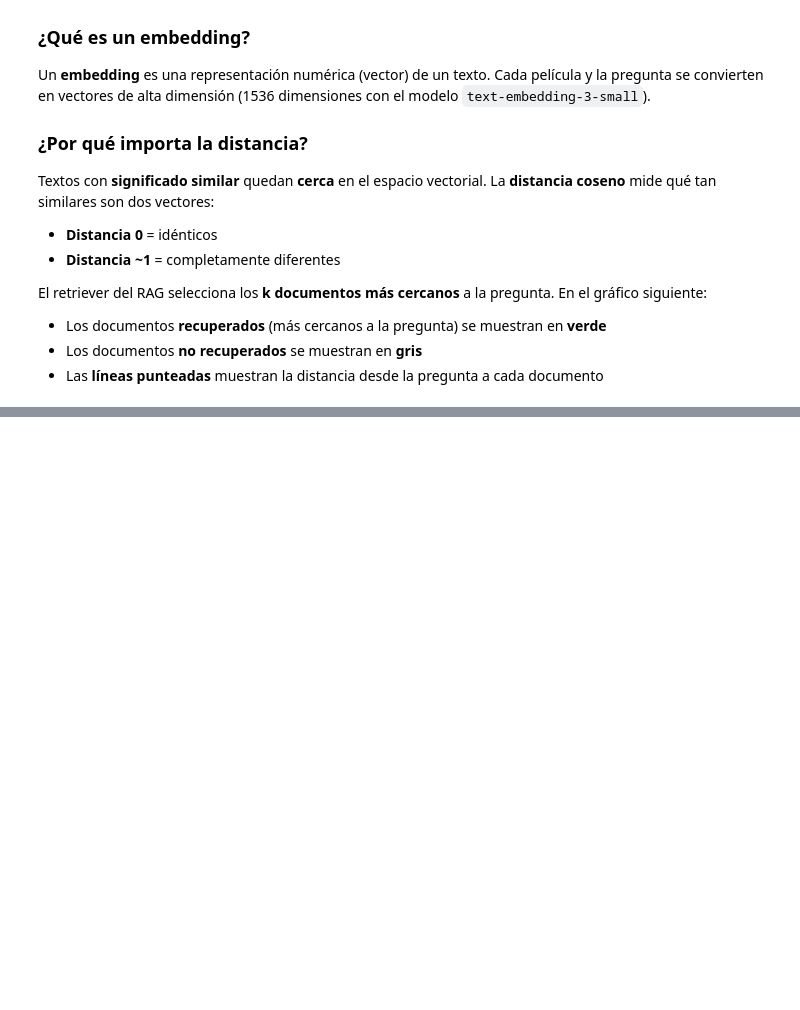
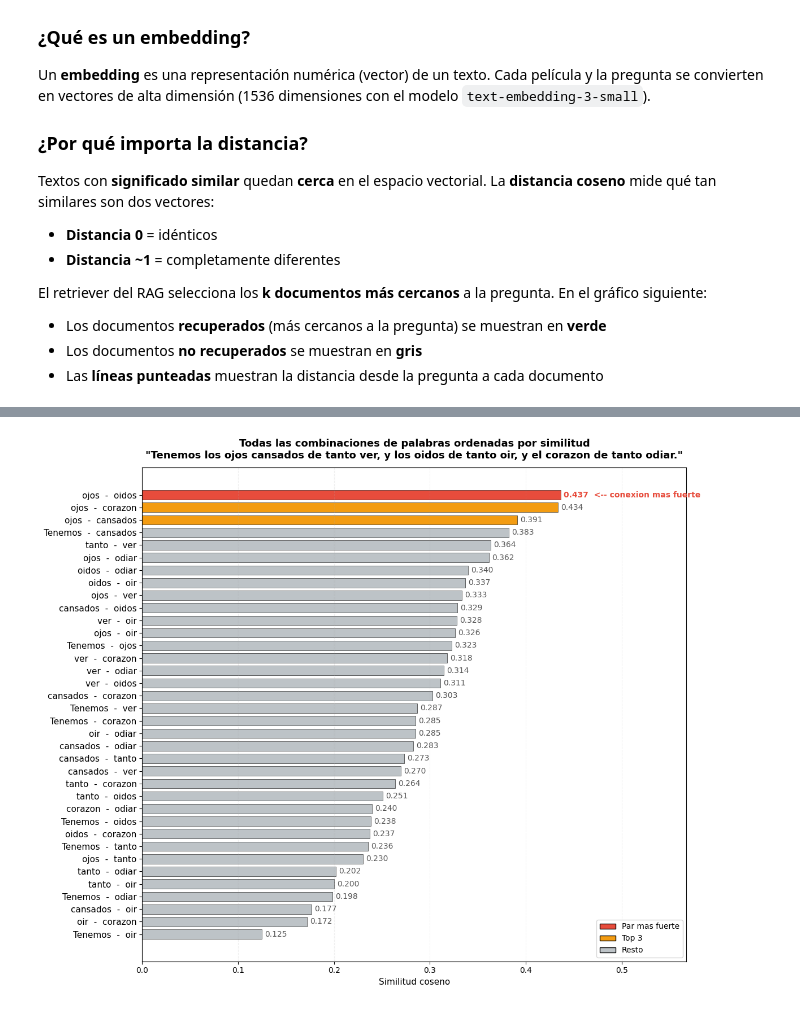
Before and after one commit to carlosjimenez88M/ai_engineering_henry, a Jupyter notebook: 02-vector_data_bases/intro/04-Rags-vectorial_databases.ipynb, the cells around one changed output, grey strips where cells are left out. Cells and saved outputs as stored; diff of their text form; code cells hidden in the pictures; blank space fills up the shorter version.

```diff
--- a/02-vector_data_bases/intro/04-Rags-vectorial_databases.ipynb
+++ b/02-vector_data_bases/intro/04-Rags-vectorial_databases.ipynb
@@ -400,0 +565,79 @@ Distancias coseno (menor = más similar):
+# %%
+# Todas las combinaciones de pares de palabras con su similitud coseno.
+# El par con mayor score revela la conexion semantica mas fuerte de la frase.
+from itertools import combinations
+
+pares = []
+for i, j in combinations(range(len(palabras)), 2):
+    pares.append((palabras[i], palabras[j], sim_matrix[i, j]))
+
+# Ordenar de mayor a menor similitud
+pares.sort(key=lambda x: x[2], reverse=True)
+
+# Preparar datos para el grafico
+labels = [f"{a}  -  {b}" for a, b, _ in pares]
+scores = [s for _, _, s in pares]
+max_score = scores[0]
+
+# Color: el par top en rojo, top 3 en naranja, el resto en gris
+bar_colors = []
+for i, s in enumerate(scores):
+    if i == 0:
+        bar_colors.append("#e74c3c")
+    elif i < 3:
+        bar_colors.append("#f39c12")
+    else:
+        bar_colors.append("#bdc3c7")
+
+fig, ax = plt.subplots(figsize=(12, 10))
+
+ax.barh(range(len(pares)), scores,
+        color=bar_colors, edgecolor="black", linewidth=0.4, height=0.75)
+
+ax.set_yticks(range(len(pares)))
+ax.set_yticklabels(labels, fontsize=11)
+ax.invert_yaxis()
+ax.set_xlabel("Similitud coseno", fontsize=11)
+ax.set_xlim(0, max_score * 1.3)
+ax.set_title(
+    'Todas las combinaciones de palabras ordenadas por similitud\n'
+    f'"{frase}"',
+    fontsize=13, fontweight="bold", pad=12,
+)
+ax.grid(True, axis="x", alpha=0.2, linestyle="--")
+
+# Anotar valores
+for i, (a, b, s) in enumerate(pares):
+    extra = "  <-- conexion mas fuerte" if i == 0 else ""
+    ax.text(s + 0.003, i, f"{s:.3f}{extra}", va="center", fontsize=10,
+            fontweight="bold" if i == 0 else "normal",
+            color="#e74c3c" if i == 0 else "#555555")
+
+# Leyenda
+from matplotlib.patches import Patch
+legend_elements = [
+    Patch(facecolor="#e74c3c", edgecolor="black", label="Par mas fuerte"),
+    Patch(facecolor="#f39c12", edgecolor="black", label="Top 3"),
+    Patch(facecolor="#bdc3c7", edgecolor="black", label="Resto"),
+]
+ax.legend(handles=legend_elements, loc="lower right", fontsize=10)
+
+plt.tight_layout()
+plt.show()
+
+# Resumen
+print("Top 5 conexiones semanticas mas fuertes:")
+print("=" * 60)
+for a, b, s in pares[:5]:
+    print(f'  {s:.3f}  "{a}" <-> "{b}"')
+
+# Contar en cuantos pares top-5 aparece cada palabra
+from collections import Counter
+top_words = Counter()
+for a, b, _ in pares[:5]:
+    top_words[a] += 1
+    top_words[b] += 1
+winner = top_words.most_common(1)[0]
+print(f'\nPalabra que domina las conexiones mas fuertes: "{winner[0]}" (aparece en {winner[1]} de los top 5 pares)')
+# %% [output]
+[figure, added]
```
Also changed, not shown: parts of 12 cells of this notebook, 3 other files.
